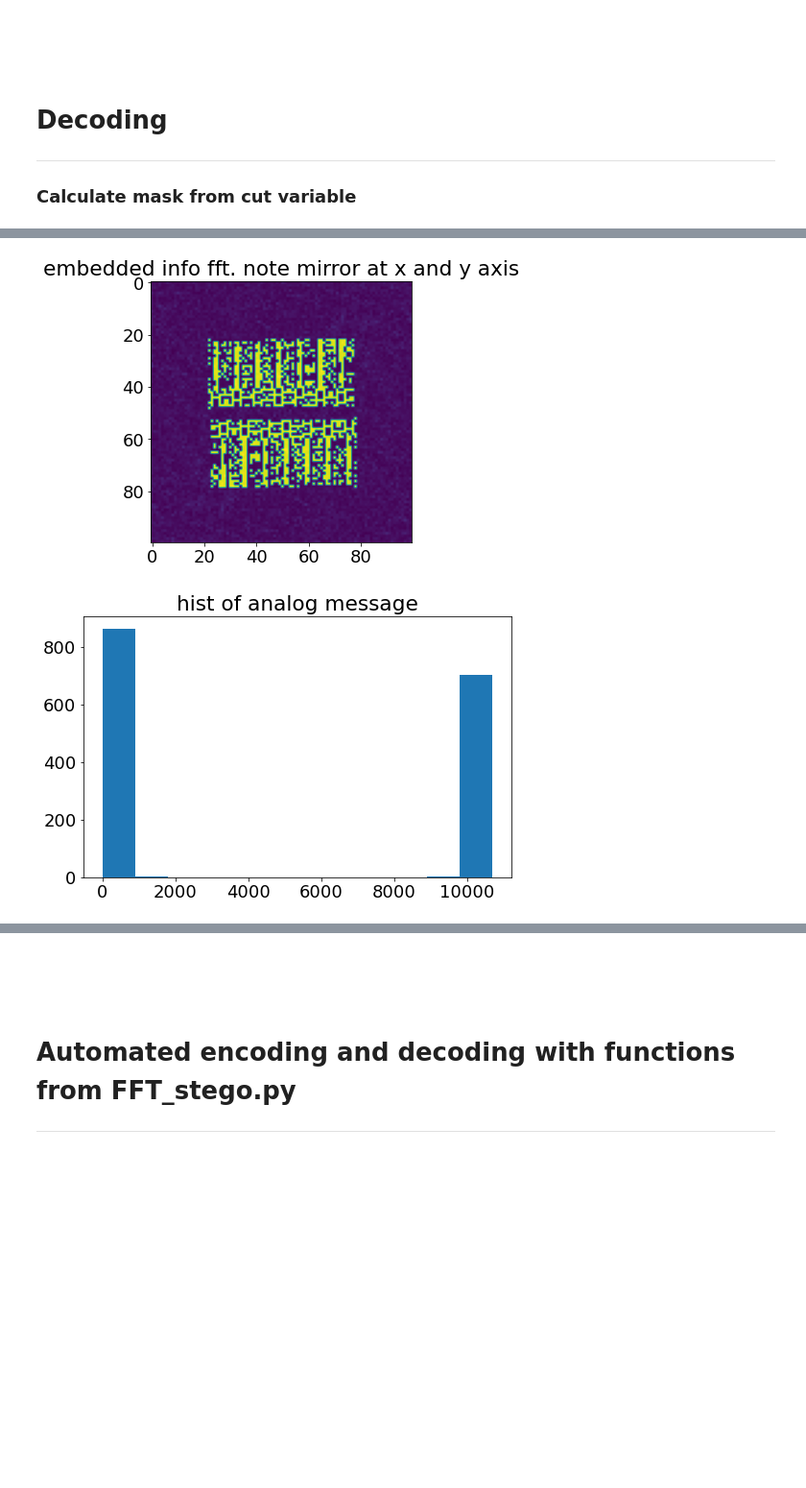
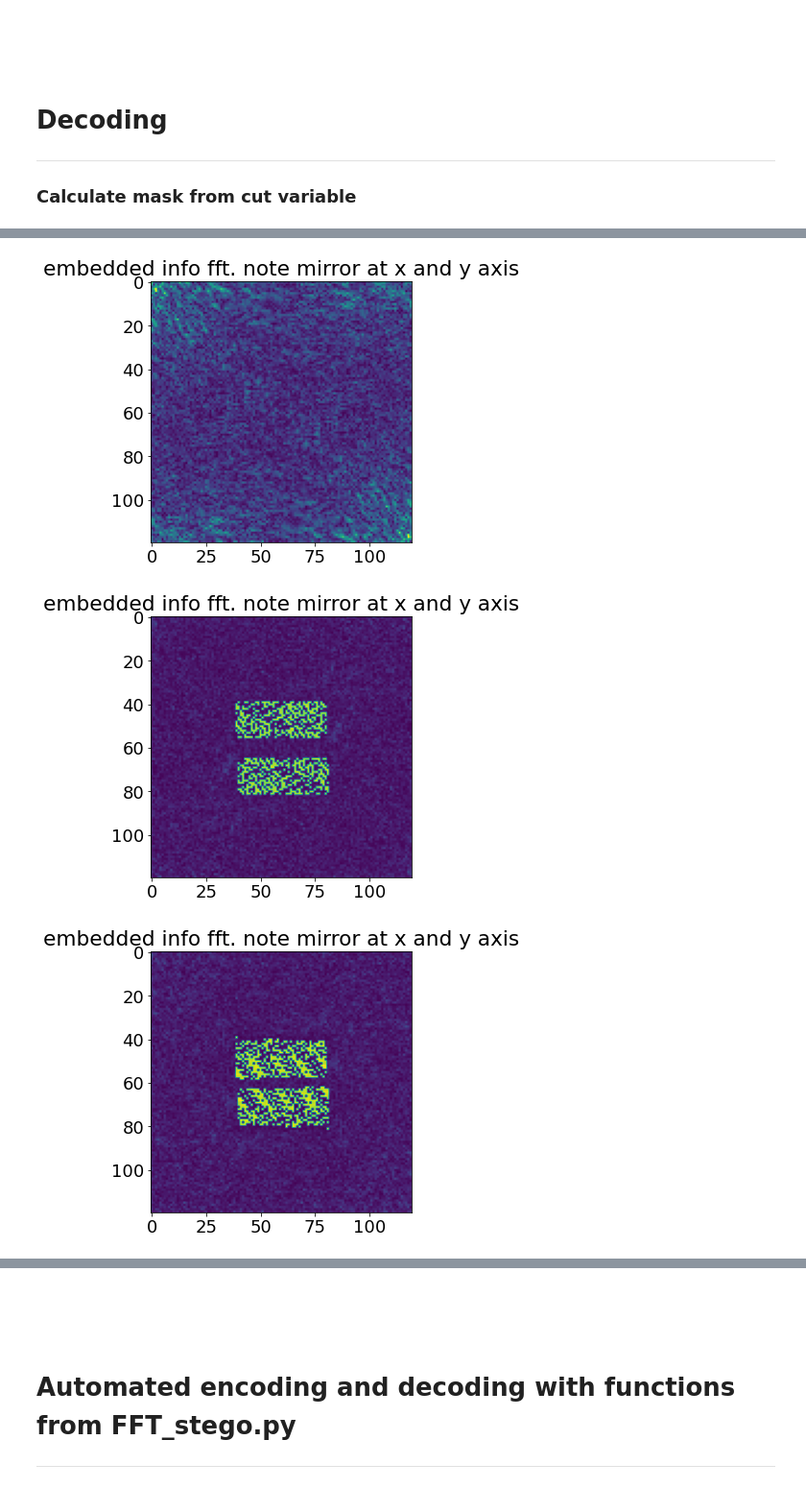
Before and after one commit to PIX3LFLUX/Steganosaurus, a Jupyter notebook: FFT_stego_sharp.ipynb, the cells around one changed output, grey strips where cells are left out. Shown at 96% size. Cells and saved outputs as stored; diff of their text form; code cells hidden in the pictures; blank space fills up the shorter version.

```diff
--- a/FFT_stego_sharp.ipynb
+++ b/FFT_stego_sharp.ipynb
@@ -303,11 +676,10 @@ def message2bin(message, threshold: int):
-# %%
-gain = 20000
 # %% [markdown]
 ### Mask
 # %%
 # apply gain to binary message
-bin_encoded =  text_to_bits_int(string, gain, colorspace)
-print("bin_encoded:", bin_encoded[:20])
+bin_encoded = generateMessage(string, gain, Colorspace(colorspace))
+# bin_encoded =  text_to_bits_int(string, gain, Colorspace(colorspace))
+print("bin_encoded:", bin_encoded[-1][:20])
 
 def create_FFTmask(columns, rows, message, optcut = None):
     # calculate minimum part to be cut and add another 3% because of rounding errors and for "safety"
@@ -336,11 +708,14 @@ def create_FFTmask(columns, rows, message, optcut = None):
 
     return mask, cut
 
-cover_fft_mask, cut = create_FFTmask(*(image.size), bin_encoded, True)
+# create mask from largest portion of message -> last channel with the header
+cover_fft_mask, cut = create_FFTmask(*(image.size), bin_encoded[-1], optcut)
 # cover_fft_mask, cut = create_FFTmask(*(image.size), bin_encoded, False)
 print(cover_fft_mask[:20])
+print(cover_fft_mask.shape)
+print(channel[-1].size)
 
-cover_fft_masked = np.abs(np.fft.fft2(channel1))*cover_fft_mask
+cover_fft_masked = np.abs(np.fft.fft2(channel[-1]))*cover_fft_mask
 plt.figure()
 plt.subplot(121)
 plt.imshow(cover_fft_mask, cmap="gray")
@@ -526,12 +933,12 @@ plt.axis("off")
 plt.imshow(stego_img.convert(Colorspace.RGB.name))
 plt.title("stego image")
 
-steg_channel0, steg_channel1, steg_channel2 = stego_img.split() #split image into its RGB channels
+steg_channel = stego_img.split() #split image into its RGB channels
 
 plt.subplot(132)
 plt.axis("off")
-plt.imshow(steg_channel1, cmap="gray")
-plt.title("stego channel 1")
+plt.imshow(steg_channel[-1], cmap="gray")
+plt.title("stego channel 2", )
 
 # calculate mask
 def calculate_FFTmask(columns, rows, cut = None):
@@ -563,14 +970,14 @@ def get_message(stego_channel, mask):
     stego_fft_abs = np.abs(stego_fft)
 
     size = stego_fft.shape
-    pixel = 50
+    pixel = 60
     plt.figure(figsize=(5,5))
     plt.imshow(stego_fft_abs[size[0]//2-pixel:size[0]//2+pixel, size[1]//2-pixel:size[1]//2+pixel])
     plt.title("embedded info fft. note mirror at x and y axis")
 
     # calculate message length from mask -> predicted message length > true message length!
     message_length = int(np.count_nonzero(mask == True)//2)
-    print("predicted message length: ", message_length)
+    # print("predicted message length: ", message_length)
 
     # create message buffer
     message=np.zeros(message_length, dtype='uint32')
@@ -605,34 +1012,45 @@ def threshold_otsu(array):
     return thr
 
 # copy analog values into buffer
-message = get_message(steg_channel1, stego_fft_mask)
+raw_message = []
+for steg_ch in steg_channel:
+    raw_message.append(get_message(steg_ch, stego_fft_mask))
 
-print(message[:30])
+
+print("raw_message[-1][:30]: \n", raw_message[-1][:30])
 
 # plot histogram
-hist = np.hstack(message)
-plt.figure(figsize=(8,5))
-plt.hist(hist, bins="auto")
-plt.title("hist of analog message")
-
-# calculate threshold the fast and easy way
-threshold = np.max(message)/2
-print("threshold max/2", threshold)
-# threshold = threshold_otsu(message)
-# print("threshold otsu", threshold)
+plt.figure(figsize=(20,5))
+for ix, message in enumerate(raw_message):
+    plt.subplot(13*10 + 1 + ix)
+    hist = np.hstack(message)
+    plt.hist(hist, bins="auto")
+    plt.title("analog hist " + str(ix))
 
 # convert message values to binary
-binary = message2bin(message, threshold)
-print("binary", binary[:30])  # first 2 bytes are length of the embedded message
+# try decoding all 3 channels first, then decode in YCbCr colorspace
+try:
+    # calculate threshold the fast and easy way
+    threshold = [np.max(m)/2 for m in raw_message]
+    print("threshold max/2", threshold)
+    string_decoded = parseMessage(raw_message, threshold)
+except IndexError:
+    print("Parsing all 3 channels failed, retrying with only 2...")
+    threshold = [np.max(m)/2 for m in raw_message[1:]]
+    print("threshold max/2", threshold)
+    string_decoded = parseMessage(raw_message[1:], threshold)
+
+# binary = message2bin(raw_message, threshold)
+# print("binary", binary[:30])  # first 2 bytes are length of the embedded message
 
 # convert binary to utf-8
-Text, message_len_decoded, colorspace_decoded = text_from_bits_int(binary)
-print("parsed message length", message_len_decoded)
-print("parsed colorspace", Colorspace(colorspace_decoded).name)
+# Text, message_len_decoded, colorspace_decoded = text_from_bits_int(binary)
+# print("parsed message length", message_len_decoded)
+# print("parsed colorspace", Colorspace(colorspace_decoded).name)
 
 
 print("bin_decoded:")
-print(Text)
+print(string_decoded)
 print("correct text:")
 print(string)
 # %% [output]
@@ -647,6 +1064,7 @@ parsed colorspace YCbCr
 bin_decoded:
 Lorem ipsum dolor sit amet, consetetur sadipscing elitr, sed diam nonumy eirmod tempor invidunt ut labore et dolore magna aliquyam🖐🤚🖖👋🖐🤚🖖👋🖐🤚🖖👋
 correct text:
 Lorem ipsum dolor sit amet, consetetur sadipscing elitr, sed diam nonumy eirmod tempor invidunt ut labore et dolore magna aliquyam🖐🤚🖖👋🖐🤚🖖👋🖐🤚🖖👋
-[figure, old version]
+[figure, new version]
-[figure, old version]
+[figure, new version]
+[figure, added]
```
Also changed, not shown: parts of 20 cells of this notebook, 1 other file.
